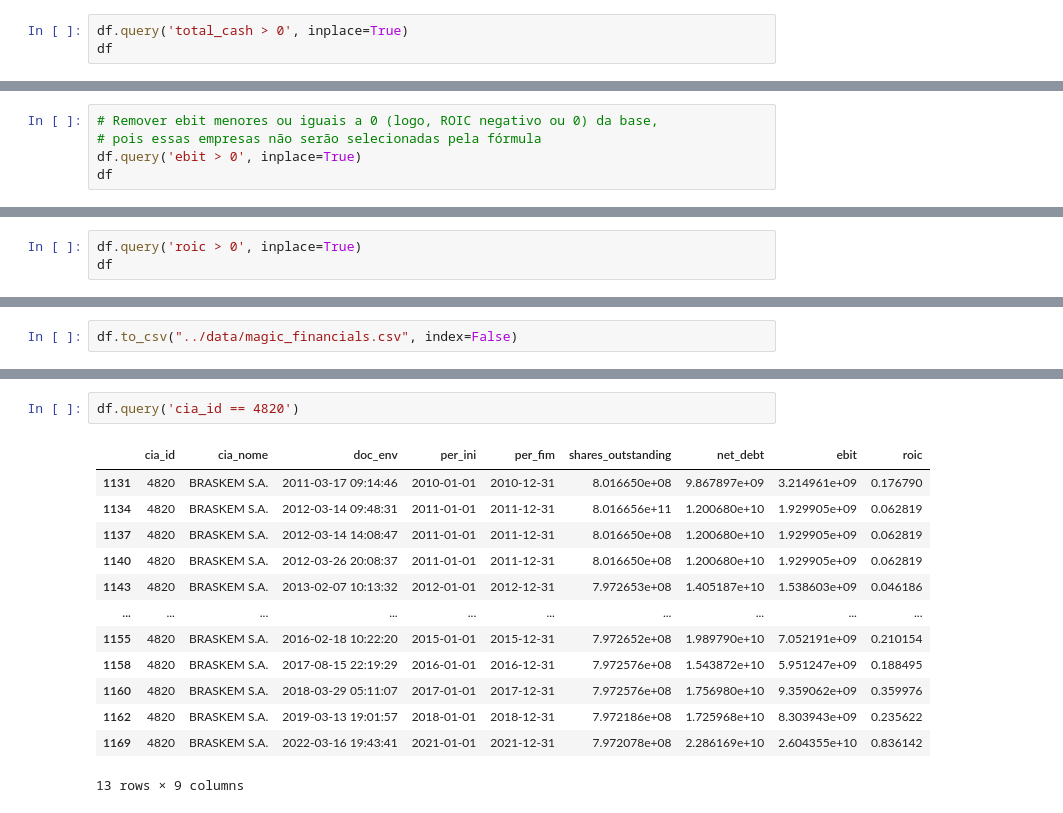
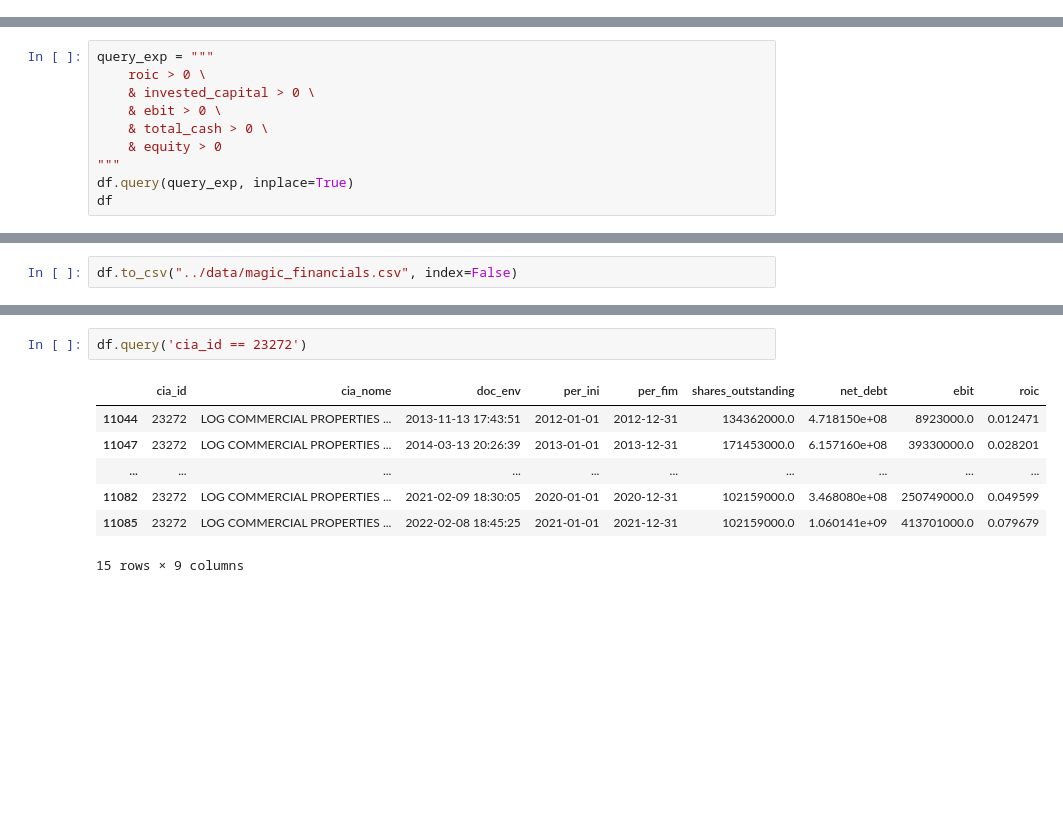
Before and after one commit to AlgebraQuant/MagicFormula, a Jupyter notebook: src/2_magic_financials.ipynb, the cells around one changed output, grey strips where cells are left out. Saved outputs shown, nothing was run; the diff lists cells and outputs as text; blank space fills up the shorter version.

```diff
--- a/src/2_magic_financials.ipynb
+++ b/src/2_magic_financials.ipynb
@@ -431,3 +321,0 @@ df
-# %%
-df.query('total_cash > 0', inplace=True)
-df
@@ -448,5 +321,0 @@ df
-# %%
-# Remover ebit menores ou iguais a 0 (logo, ROIC negativo ou 0) da base,
-# pois essas empresas não serão selecionadas pela fórmula
-df.query('ebit > 0', inplace=True)
-df
@@ -467,3 +321,0 @@ df
-# %%
-df.query('roic > 0', inplace=True)
-df
@@ -483,0 +322,10 @@ df
+# %%
+query_exp = """
+    roic > 0 \
+    & invested_capital > 0 \
+    & ebit > 0 \
+    & total_cash > 0 \
+    & equity > 0
+"""
+df.query(query_exp, inplace=True)
+df
@@ -552,16 +390,10 @@ pd.read_csv("../data/magic_financials.csv")
 # %%
-df.query('cia_id == 4820')
+df.query('cia_id == 23272')
 # %% [output]
 |  | cia_id | cia_nome | doc_env | per_ini | per_fim | shares_outstanding | net_debt | ebit | roic |
-| 1131 | 4820 | BRASKEM S.A. | 2011-03-17 09:14:46 | 2010-01-01 | 2010-12-31 | 8.016650e+08 | 9.867897e+09 | 3.214961e+09 | 0.176790 |
-| 1134 | 4820 | BRASKEM S.A. | 2012-03-14 09:48:31 | 2011-01-01 | 2011-12-31 | 8.016656e+11 | 1.200680e+10 | 1.929905e+09 | 0.062819 |
-| 1137 | 4820 | BRASKEM S.A. | 2012-03-14 14:08:47 | 2011-01-01 | 2011-12-31 | 8.016650e+08 | 1.200680e+10 | 1.929905e+09 | 0.062819 |
-| 1140 | 4820 | BRASKEM S.A. | 2012-03-26 20:08:37 | 2011-01-01 | 2011-12-31 | 8.016650e+08 | 1.200680e+10 | 1.929905e+09 | 0.062819 |
-| 1143 | 4820 | BRASKEM S.A. | 2013-02-07 10:13:32 | 2012-01-01 | 2012-12-31 | 7.972653e+08 | 1.405187e+10 | 1.538603e+09 | 0.046186 |
+| 11044 | 23272 | LOG COMMERCIAL PROPERTIES ... | 2013-11-13 17:43:51 | 2012-01-01 | 2012-12-31 | 134362000.0 | 4.718150e+08 | 8923000.0 | 0.012471 |
+| 11047 | 23272 | LOG COMMERCIAL PROPERTIES ... | 2014-03-13 20:26:39 | 2013-01-01 | 2013-12-31 | 171453000.0 | 6.157160e+08 | 39330000.0 | 0.028201 |
 | ... | ... | ... | ... | ... | ... | ... | ... | ... | ... |
-| 1155 | 4820 | BRASKEM S.A. | 2016-02-18 10:22:20 | 2015-01-01 | 2015-12-31 | 7.972652e+08 | 1.989790e+10 | 7.052191e+09 | 0.210154 |
-| 1158 | 4820 | BRASKEM S.A. | 2017-08-15 22:19:29 | 2016-01-01 | 2016-12-31 | 7.972576e+08 | 1.543872e+10 | 5.951247e+09 | 0.188495 |
-| 1160 | 4820 | BRASKEM S.A. | 2018-03-29 05:11:07 | 2017-01-01 | 2017-12-31 | 7.972576e+08 | 1.756980e+10 | 9.359062e+09 | 0.359976 |
-| 1162 | 4820 | BRASKEM S.A. | 2019-03-13 19:01:57 | 2018-01-01 | 2018-12-31 | 7.972186e+08 | 1.725968e+10 | 8.303943e+09 | 0.235622 |
-| 1169 | 4820 | BRASKEM S.A. | 2022-03-16 19:43:41 | 2021-01-01 | 2021-12-31 | 7.972078e+08 | 2.286169e+10 | 2.604355e+10 | 0.836142 |
+| 11082 | 23272 | LOG COMMERCIAL PROPERTIES ... | 2021-02-09 18:30:05 | 2020-01-01 | 2020-12-31 | 102159000.0 | 3.468080e+08 | 250749000.0 | 0.049599 |
+| 11085 | 23272 | LOG COMMERCIAL PROPERTIES ... | 2022-02-08 18:45:25 | 2021-01-01 | 2021-12-31 | 102159000.0 | 1.060141e+09 | 413701000.0 | 0.079679 |
-13 rows × 9 columns
+15 rows × 9 columns
```
Also changed, not shown: parts of 27 cells of this notebook, 11 other files.
